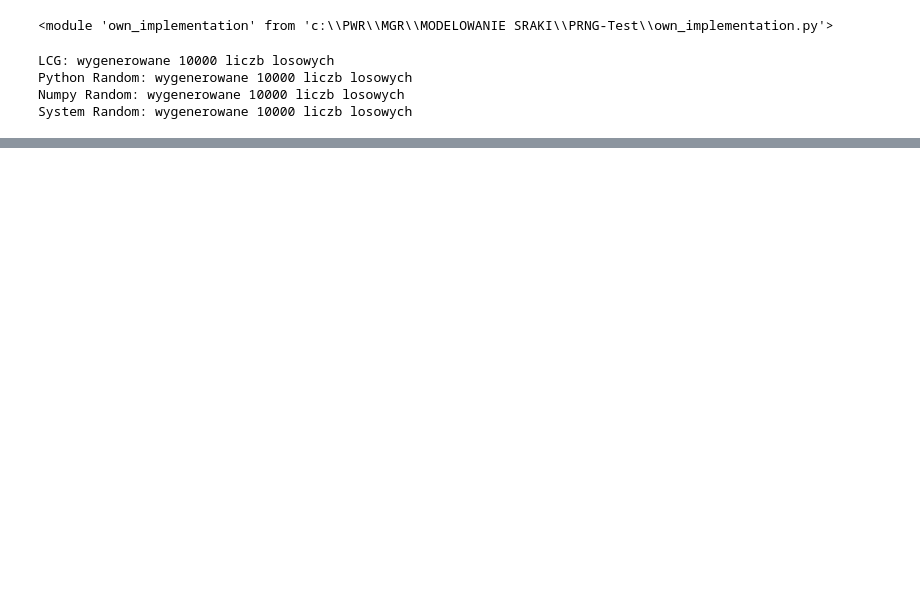
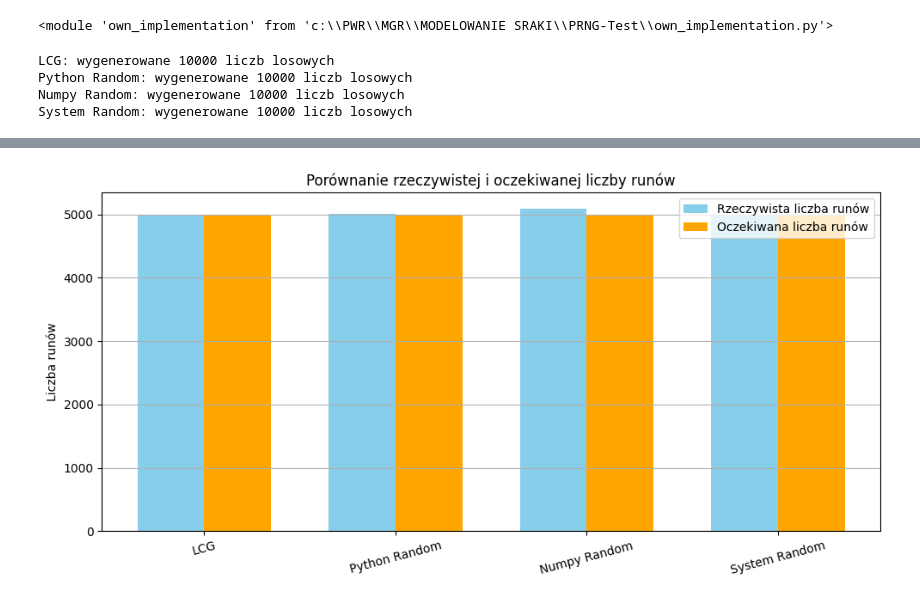
Before and after one commit to SzymonKielich/PRNG-Test, a Jupyter notebook: projekt.ipynb, the cells around one changed output, grey strips where cells are left out. Drawn from its saved outputs; the diff is of its cells as text; code cells hidden in the pictures; blank space fills up the shorter version.

```diff
--- a/projekt.ipynb
+++ b/projekt.ipynb
@@ -188,3 +239,41 @@ for name, data in data_samples.items():
+# %%
+names = []
+actual_runs = []
+expected_runs = []
+
+for name, data in data_samples.items():
+    median = np.median(data)
+    signs = [1 if x > median else 0 for x in data]
+
+    runs = 1
+    for i in range(1, len(signs)):
+        if signs[i] != signs[i - 1]:
+            runs += 1
+
+    n1 = float(np.sum(signs))
+    n2 = float(len(signs) - n1)
+    expected = ((2 * n1 * n2) / (n1 + n2)) + 1
+
+    names.append(name)
+    actual_runs.append(runs)
+    expected_runs.append(expected)
+
+# Wykres
+x = np.arange(len(names))
+bar_width = 0.35
+
+plt.figure(figsize=(10, 5))
+plt.bar(x - bar_width/2, actual_runs, width=bar_width, label="Rzeczywista liczba runów", color='skyblue')
+plt.bar(x + bar_width/2, expected_runs, width=bar_width, label="Oczekiwana liczba runów", color='orange')
+plt.xticks(x, names, rotation=15)
+plt.ylabel("Liczba runów")
+plt.title("Porównanie rzeczywistej i oczekiwanej liczby runów")
+plt.legend()
+plt.grid(True, axis='y')
+plt.tight_layout()
+plt.show()
+# %% [output]
+[figure, added]
 # %%
 # assert len(lcg_numbers) == n, "Błąd: Nieprawidłowa liczba wygenerowanych liczb."
 # assert all(0 <= x < 1 for x in lcg_numbers), "Błąd: Liczby nie są w zakresie (0, 1)."
```
Also changed, not shown: parts of 7 cells of this notebook, 1 other file.
